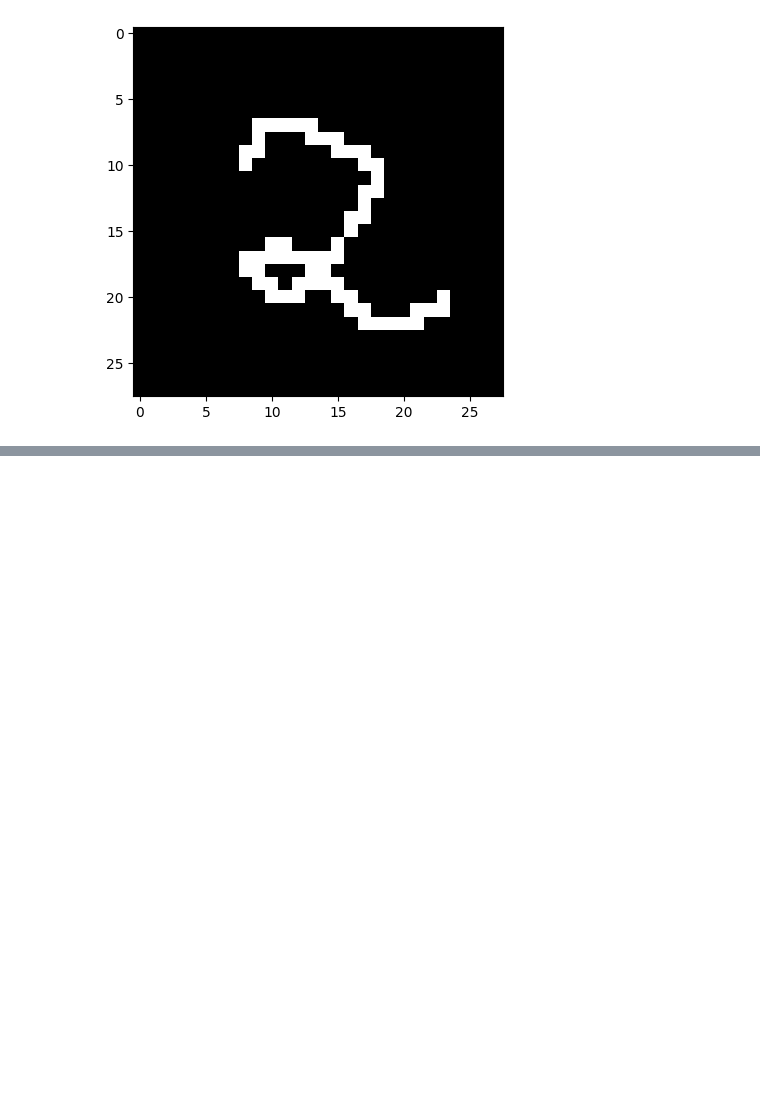
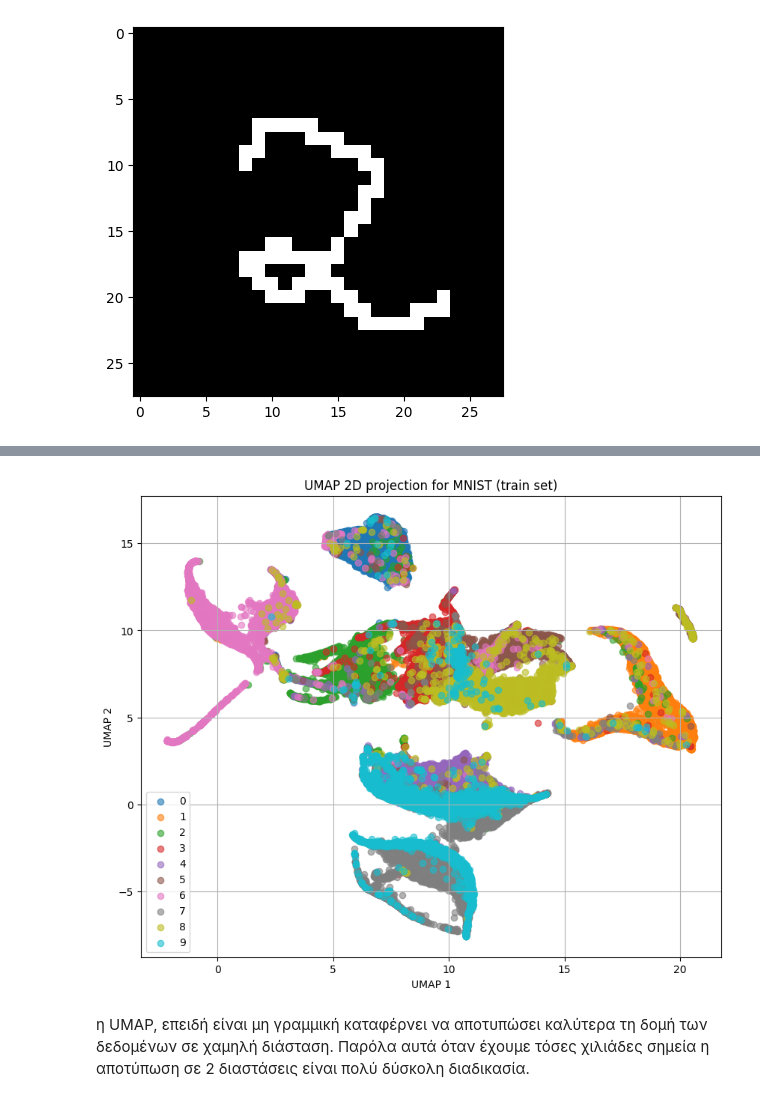
Before and after one commit to VasileiosVitaskos/ML-auth5, a Jupyter notebook: Ergasia5.ipynb, the cells around one changed output, grey strips where cells are left out. Saved outputs shown, nothing was run; the diff lists cells and outputs as text; code cells hidden in the pictures; blank space fills up the shorter version.

```diff
--- a/Ergasia5.ipynb
+++ b/Ergasia5.ipynb
@@ -110,0 +191,33 @@ print(f"ο αριθμός είναι: {prediction[0]}")
+# %%
+import umap
+reducer = umap.UMAP(
+    n_components=2,
+    n_neighbors=15,
+    min_dist=0.1,
+    random_state=42
+)
+
+X_train_6_umap = reducer.fit_transform(X_train_6_scaled)
+X_test_6_umap = reducer.transform(X_test_6_scaled)
+# %%
+plt.figure(figsize=(10, 8))
+
+for digit in range(10):
+    mask = (y_train_6 == digit)
+    plt.scatter(
+        X_train_6_umap[mask, 0],
+        X_train_6_umap[mask, 1],
+        label=str(digit),
+        alpha=0.6
+    )
+
+plt.xlabel("UMAP 1")
+plt.ylabel("UMAP 2")
+plt.title("UMAP 2D projection for MNIST (train set)")
+plt.legend()
+plt.grid(True)
+plt.show()
+# %% [output]
+[figure, added]
+# %% [markdown]
+η UMAP, επειδή είναι μη γραμμική καταφέρνει να αποτυπώσει καλύτερα τη δομή των δεδομένων σε χαμηλή διάσταση. Παρόλα αυτά όταν έχουμε τόσες χιλιάδες σημεία η αποτύπωση σε 2 διαστάσεις είναι πολύ δύσκολη διαδικασία.
```
Also changed, not shown: parts of 10 cells of this notebook.
